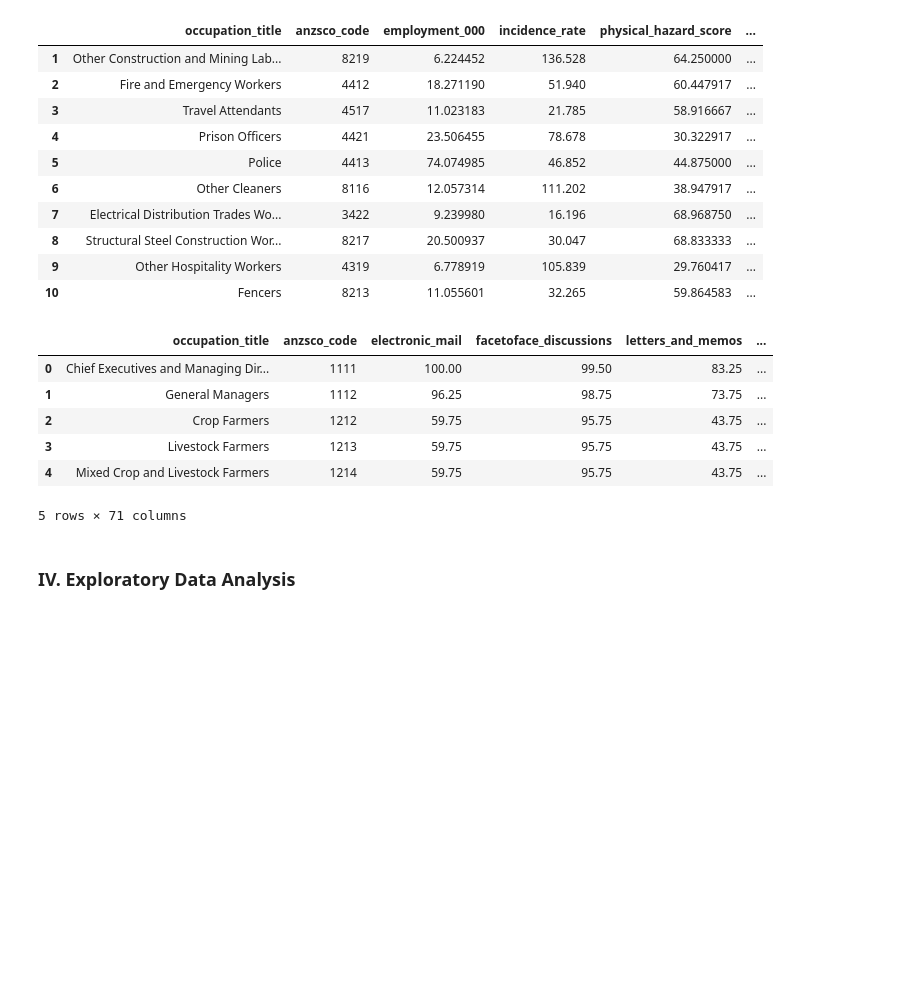
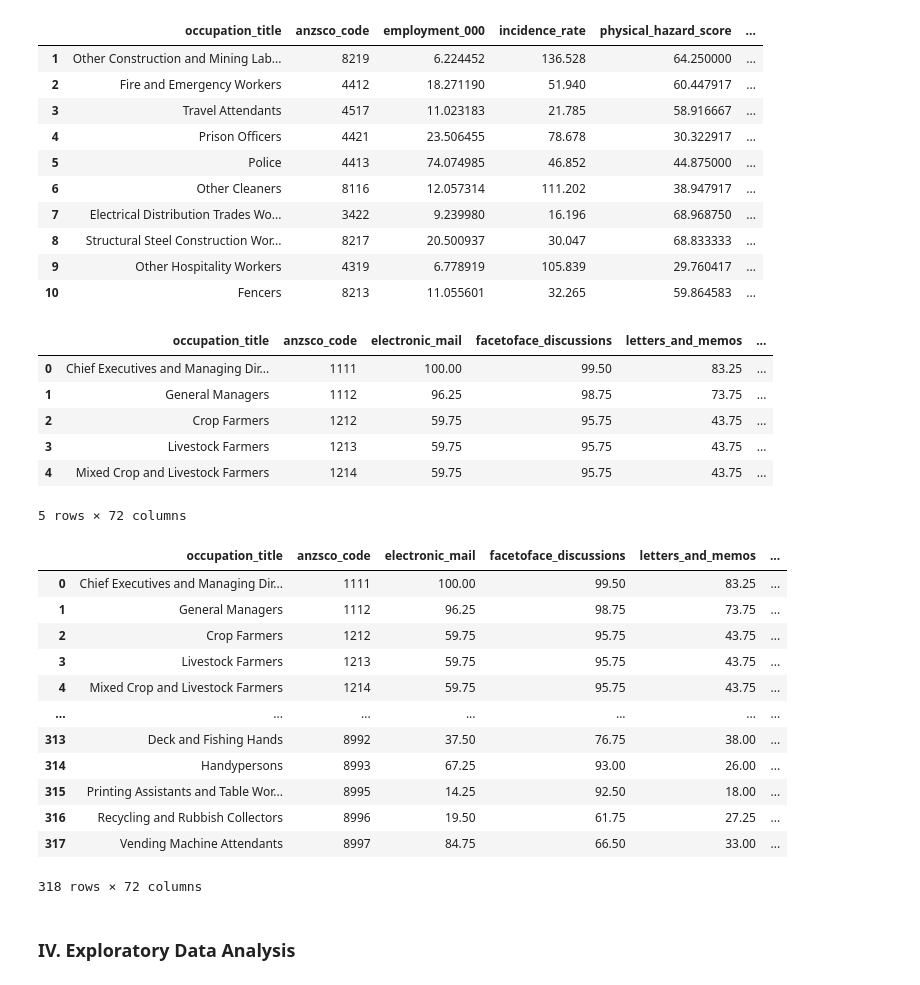
Before and after one commit to angelajacinto/whs-risk-analysis-end-to-end-data-pipeline, a Jupyter notebook: notebooks/whs_data_pipeline.ipynb, the cells around one changed output. Saved outputs shown, nothing was run; the diff lists cells and outputs as text; code cells hidden in the pictures; blank space fills up the shorter version.

```diff
--- a/notebooks/whs_data_pipeline.ipynb
+++ b/notebooks/whs_data_pipeline.ipynb
@@ -62,3 +62,9 @@ Serious claims                          object
 Incidence rate                          object
 Frequency rate                          object
 Length: 63, dtype: object
+# %%
+# Investigate these columns due to their data type (object)
+for col in ["Serious claims", "Incidence rate", "Frequency rate"]:
+    print(f"\nStrings in column '{col}':")
+    mask = bohd_df[col].apply(lambda x: isinstance(x, str))
+    print(bohd_df.loc[mask, col].unique())
@@ -505,6 +535,10 @@ new_cols = [
 ]
 
 bohd_clean = bohd_clean.merge(bohd_norm[["occupation_title"] + new_cols], on="occupation_title", how="left")
+# %%
+bohd_clean["risk_tier"] = bohd_clean["whs_composite_risk_score"].apply(
+    lambda x: "High" if x > 0.7 else "Medium" if x > 0.4 else "Low"
+)
 # %%
 bohd_clean.head()
 # %% [output]
@@ -514,7 +548,23 @@ bohd_clean.head()
 | 2 | Crop Farmers | 1212 | 59.75 | 95.75 | 43.75 | ... |
 | 3 | Livestock Farmers | 1213 | 59.75 | 95.75 | 43.75 | ... |
 | 4 | Mixed Crop and Livestock Farmers | 1214 | 59.75 | 95.75 | 43.75 | ... |
-5 rows × 71 columns
+5 rows × 72 columns
+# %%
+bohd_clean
+# %% [output]
+|  | occupation_title | anzsco_code | electronic_mail | facetoface_discussions | letters_and_memos | ... |
+| 0 | Chief Executives and Managing Dir... | 1111 | 100.00 | 99.50 | 83.25 | ... |
+| 1 | General Managers | 1112 | 96.25 | 98.75 | 73.75 | ... |
+| 2 | Crop Farmers | 1212 | 59.75 | 95.75 | 43.75 | ... |
+| 3 | Livestock Farmers | 1213 | 59.75 | 95.75 | 43.75 | ... |
+| 4 | Mixed Crop and Livestock Farmers | 1214 | 59.75 | 95.75 | 43.75 | ... |
+| ... | ... | ... | ... | ... | ... | ... |
+| 313 | Deck and Fishing Hands | 8992 | 37.50 | 76.75 | 38.00 | ... |
+| 314 | Handypersons | 8993 | 67.25 | 93.00 | 26.00 | ... |
+| 315 | Printing Assistants and Table Wor... | 8995 | 14.25 | 92.50 | 18.00 | ... |
+| 316 | Recycling and Rubbish Collectors | 8996 | 19.50 | 61.75 | 27.25 | ... |
+| 317 | Vending Machine Attendants | 8997 | 84.75 | 66.50 | 33.00 | ... |
+318 rows × 72 columns
 # %% [markdown]
 ### IV. Exploratory Data Analysis
 # %% [markdown]
```
Also changed, not shown: parts of 4 cells of this notebook, 2 other files.
